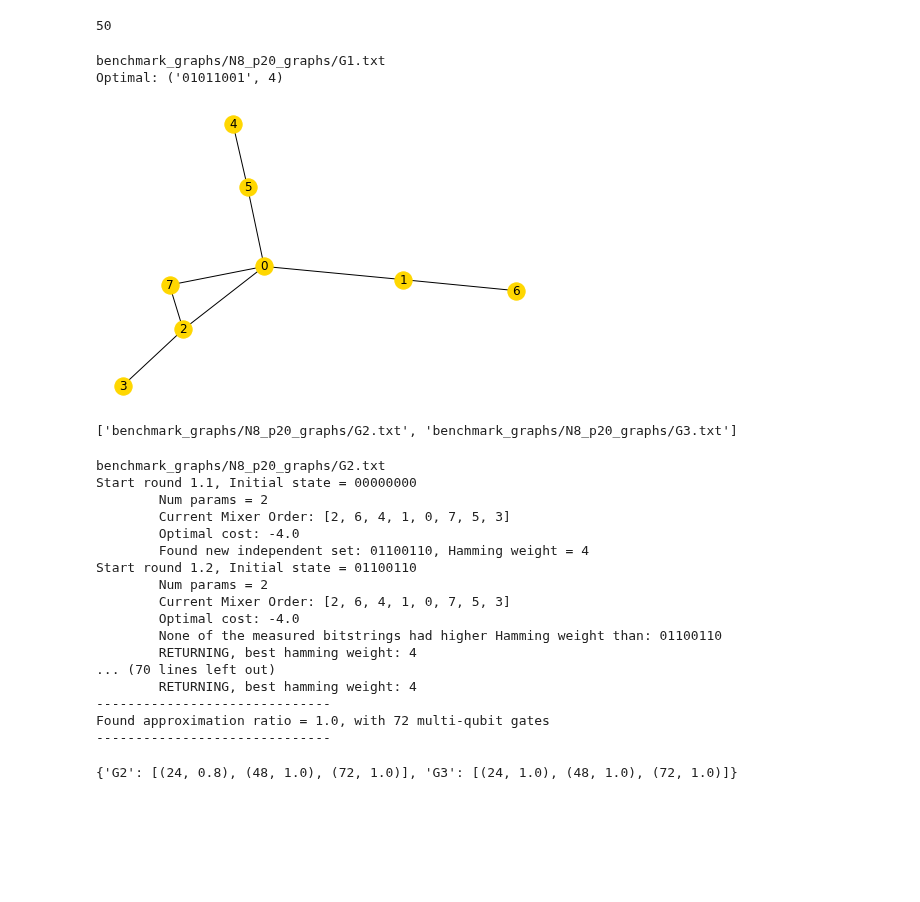
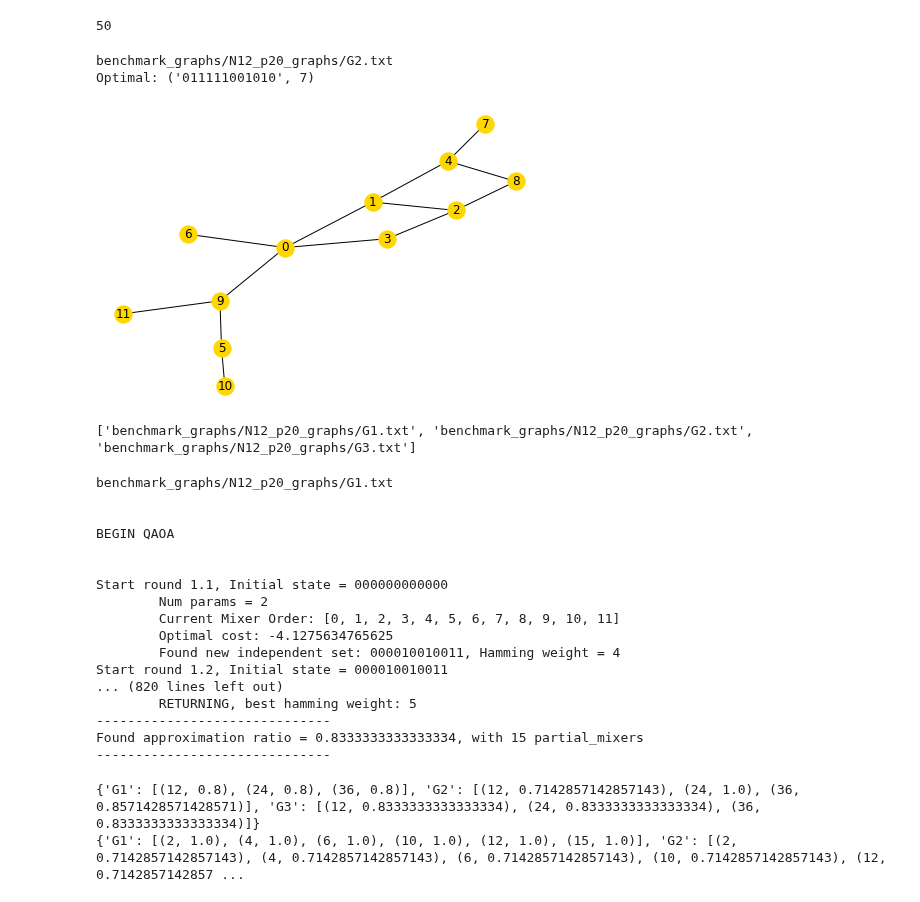
Before and after one commit to teaguetomesh/dqva-and-circuit-cutting, a Jupyter notebook: ansatz_vs_dqva.ipynb, the cells around one changed output. Cells and saved outputs as stored; diff of their text form; code cells hidden in the pictures; blank space fills up the shorter version.

Commit message:
testing higher parameter limits

```diff
--- a/ansatz_vs_dqva.ipynb
+++ b/ansatz_vs_dqva.ipynb
@@ -14,68 +14,89 @@ from utils.helper_funcs import *
 
 from ansatz import qaoa, qv_ansatz, dqv_ansatz, dqv_cut_ansatz
 # %%
-test_graphs = glob.glob('benchmark_graphs/N8_p20_graphs/*')
+test_graphs = glob.glob('benchmark_graphs/N12_p20_graphs/*')
 test_graphs = sorted(test_graphs, key=lambda g: int(g.split('/')[-1].strip('G.txt')))
 print(len(test_graphs))
 # %% [output]
 50
 # %%
-graph = test_graphs[0]
+graph = test_graphs[1]
 print(graph)
 G = graph_from_file(graph)
 print('Optimal:', brute_force_search(G))
 nx.draw_spring(G, with_labels=True, node_color='gold')
 # %% [output]
-benchmark_graphs/N8_p20_graphs/G1.txt
-Optimal: ('01011001', 4)
+benchmark_graphs/N12_p20_graphs/G2.txt
+Optimal: ('011111001010', 7)
-[figure, old version]
+[figure, new version]
 # %%
-sample_graphs = test_graphs[1:3]
+sample_graphs = test_graphs[0:3]
 print(sample_graphs)
 # %% [output]
-['benchmark_graphs/N8_p20_graphs/G2.txt', 'benchmark_graphs/N8_p20_graphs/G3.txt']
+['benchmark_graphs/N12_p20_graphs/G1.txt', 'benchmark_graphs/N12_p20_graphs/G2.txt', 'benchmark_graphs/N12_p20_graphs/G3.txt']
 # %%
 qaoa_data = {}
+dqva_data = {}
 
 for graph_name in sample_graphs:
     print(graph_name)
     G = graph_from_file(graph_name)
     nq = len(G.nodes())
     opt_mis = brute_force_search(G)[1]
+
     init_state = '0'*nq
+    mixer_order = list(range(nq))
 
     graph_key = graph_name.split('/')[-1].strip('.txt')
-    graph_data = []
+    graph_qaoa_data = []
+    graph_dqva_data = []
+
+    print('\n\nBEGIN QAOA\n\n')
 
     for P in [1,2,3]:
-        output = dqva.solve_mis_qaoa(init_state, G, P=P, sim='qasm')
+        output = dqva.solve_mis_qaoa(init_state, G, P=P, mixer_order=mixer_order, sim='qasm')
         ap_ratio = hamming_weight(output[0]) / opt_mis
-        gate_count = 3 * nq * P
+        mixer_count = nq * P
         print('-'*30)
-        print('Found approximation ratio = {}, with {} multi-qubit gates'.format(ap_ratio, gate_count))
+        print('Found approximation ratio = {}, with {} partial_mixers'.format(ap_ratio, mixer_count))
         print('-'*30)
-        graph_data.append((gate_count, ap_ratio))
+        graph_qaoa_data.append((mixer_count, ap_ratio))
 
-    qaoa_data[graph_key] = graph_data
+    qaoa_data[graph_key] = graph_qaoa_data
+
+    print('\n\nBEGIN DQVA\n\n')
+
+    for plim in [3, 5, 7, 11, 13, 16]:
+        output = dqva.solve_mis_dqva(init_state, G, m=5, mixer_order=mixer_order, sim='qasm', param_lim=plim)
+        ap_ratio = hamming_weight(output[0]) / opt_mis
+        mixer_count = plim - 1
+        print('-'*30)
+        print('Found approximation ratio = {}, with {} partial_mixers'.format(ap_ratio, mixer_count))
+        print('-'*30)
+        graph_dqva_data.append((mixer_count, ap_ratio))
+
+    dqva_data[graph_key] = graph_dqva_data
 # %% [output]
-benchmark_graphs/N8_p20_graphs/G2.txt
-Start round 1.1, Initial state = 00000000
+benchmark_graphs/N12_p20_graphs/G1.txt
+
+
+BEGIN QAOA
+
+
+Start round 1.1, Initial state = 000000000000
         Num params = 2
-        Current Mixer Order: [2, 6, 4, 1, 0, 7, 5, 3]
-        Optimal cost: -4.0
-        Found new independent set: 01100110, Hamming weight = 4
-Start round 1.2, Initial state = 01100110
-        Num params = 2
-        Current Mixer Order: [2, 6, 4, 1, 0, 7, 5, 3]
-        Optimal cost: -4.0
-        None of the measured bitstrings had higher Hamming weight than: 01100110
-        RETURNING, best hamming weight: 4
-... (70 lines left out)
-        RETURNING, best hamming weight: 4
+        Current Mixer Order: [0, 1, 2, 3, 4, 5, 6, 7, 8, 9, 10, 11]
+        Optimal cost: -4.1275634765625
+        Found new independent set: 000010010011, Hamming weight = 4
+Start round 1.2, Initial state = 000010010011
+... (820 lines left out)
+        RETURNING, best hamming weight: 5
 ------------------------------
-Found approximation ratio = 1.0, with 72 multi-qubit gates
+Found approximation ratio = 0.8333333333333334, with 15 partial_mixers
 ------------------------------
 # %%
 print(qaoa_data)
+print(dqva_data)
 # %% [output]
-{'G2': [(24, 0.8), (48, 1.0), (72, 1.0)], 'G3': [(24, 1.0), (48, 1.0), (72, 1.0)]}
+{'G1': [(12, 0.8), (24, 0.8), (36, 0.8)], 'G2': [(12, 0.7142857142857143), (24, 1.0), (36, 0.8571428571428571)], 'G3': [(12, 0.8333333333333334), (24, 0.8333333333333334), (36, 0.8333333333333334)]}
+{'G1': [(2, 1.0), (4, 1.0), (6, 1.0), (10, 1.0), (12, 1.0), (15, 1.0)], 'G2': [(2, 0.7142857142857143), (4, 0.7142857142857143), (6, 0.7142857142857143), (10, 0.7142857142857143), (12, 0.7142857142857 ...
```
Also changed, not shown: parts of 8 cells of this notebook.
